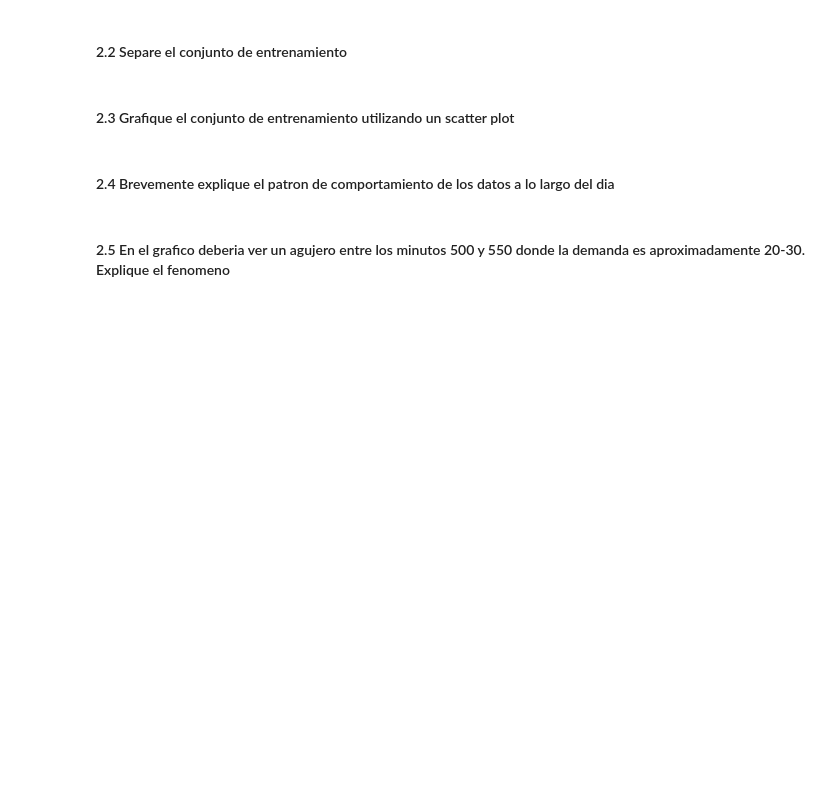
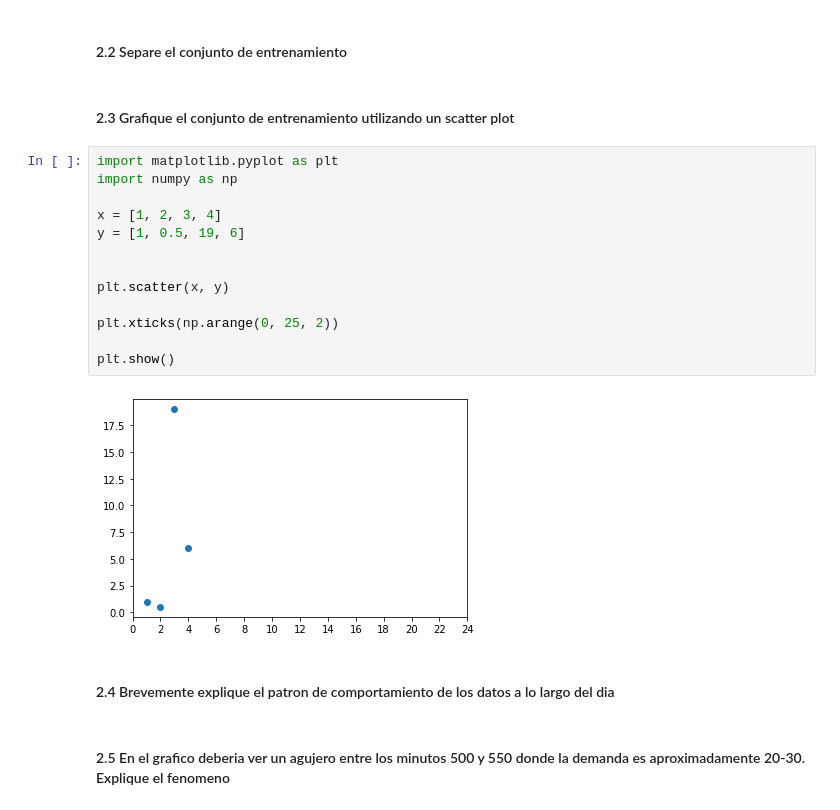
Before and after one commit to UnidadDataScience/DiplomadoIA2021, a Jupyter notebook: tarea_1.ipynb, the cells around one changed output. Drawn from its saved outputs; the diff is of its cells as text; blank space fills up the shorter version.

```diff
--- a/tarea_1.ipynb
+++ b/tarea_1.ipynb
@@ -93,6 +124,21 @@ data.sample(2)
 #### 2.2 Separe el conjunto de entrenamiento
 # %% [markdown]
 #### 2.3 Grafique el conjunto de entrenamiento utilizando un scatter plot
+# %%
+import matplotlib.pyplot as plt
+import numpy as np
+
+x = [1, 2, 3, 4]
+y = [1, 0.5, 19, 6]
+
+
+plt.scatter(x, y)
+
+plt.xticks(np.arange(0, 25, 2))
+
+plt.show()
+# %% [output]
+[figure, added]
 # %% [markdown]
 #### 2.4 Brevemente explique el patron de comportamiento de los datos a lo largo del dia
 # %% [markdown]
```
Also changed, not shown: parts of 8 cells of this notebook, 5 other files.
